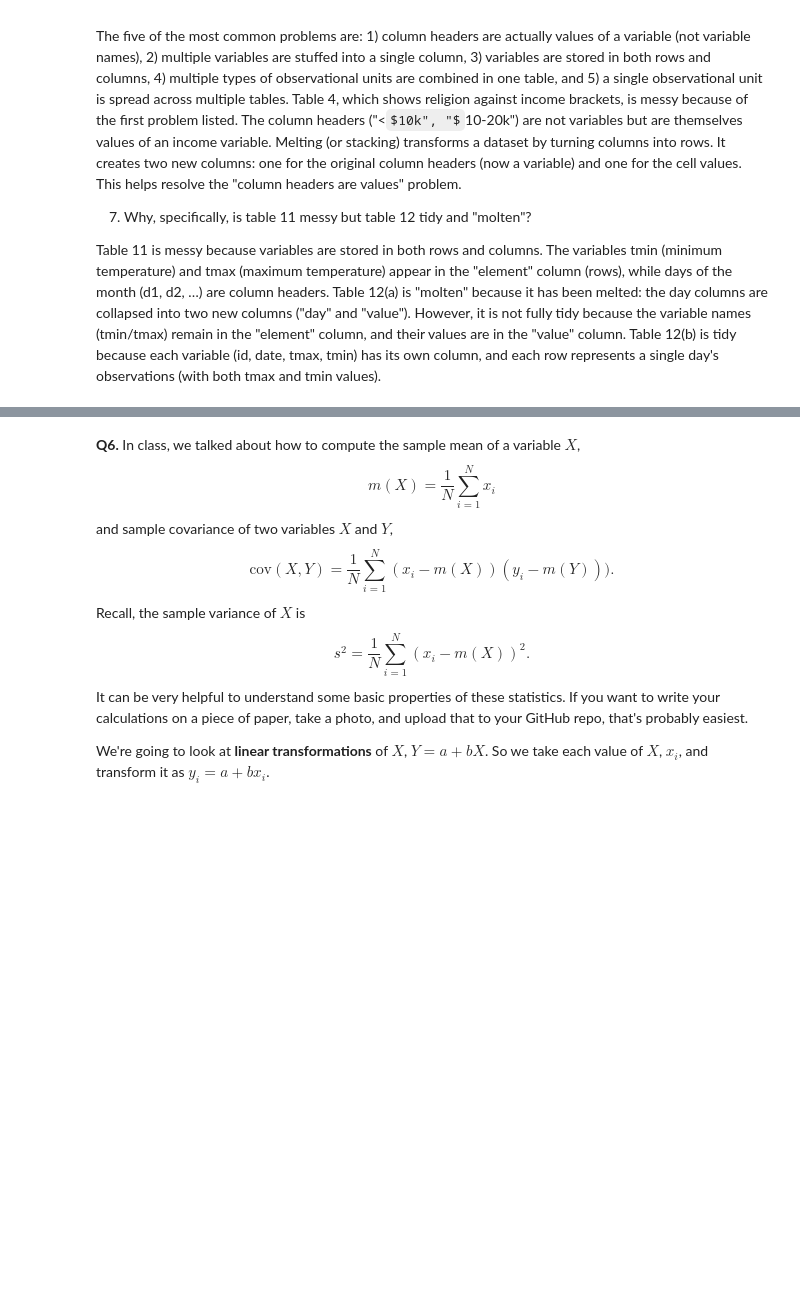
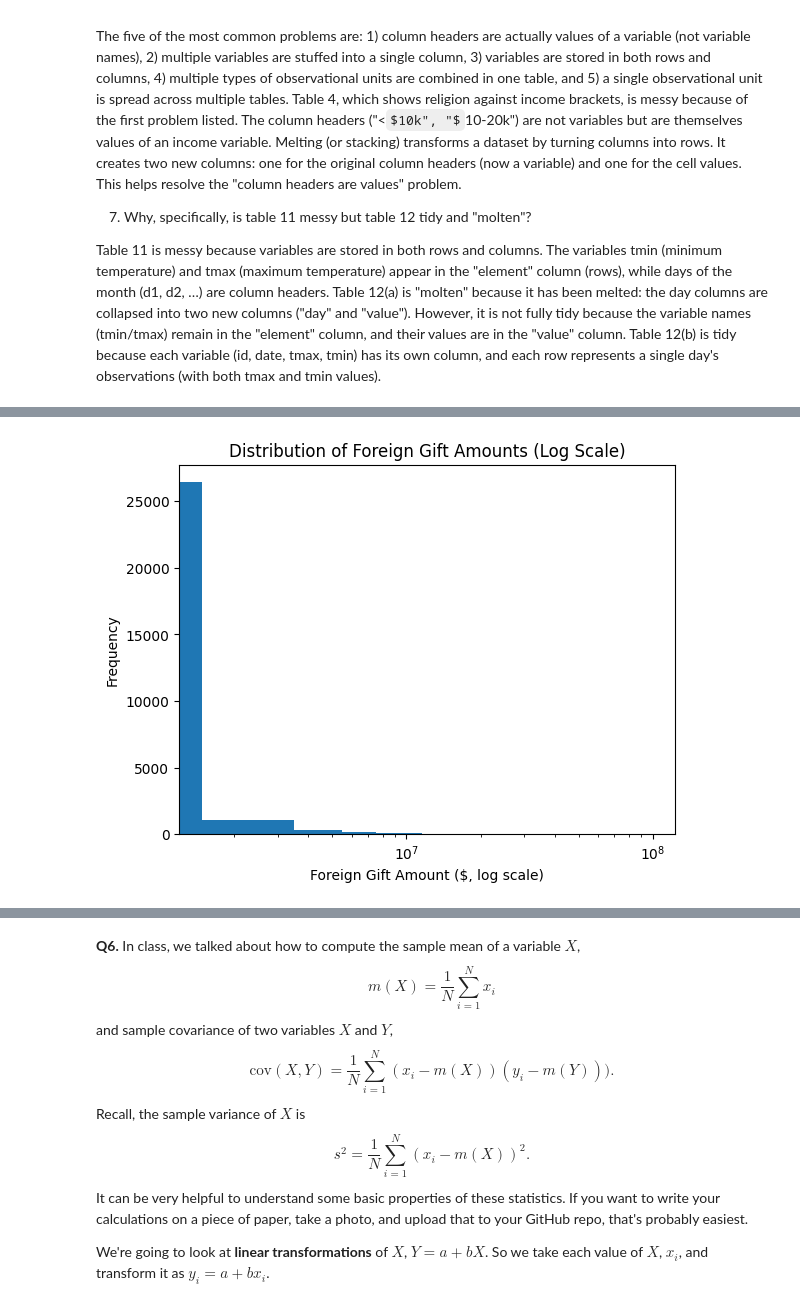
Before and after one commit to brishti-c/undergrad_ml_assignments, a Jupyter notebook: 01_assignment_wrangling_and_eda.ipynb, the cells around one changed output, grey strips where cells are left out. Saved outputs shown, nothing was run; the diff lists cells and outputs as text; code cells hidden in the pictures; some formulas as TeX source; blank space fills up the shorter version.

```diff
--- a/01_assignment_wrangling_and_eda.ipynb
+++ b/01_assignment_wrangling_and_eda.ipynb
@@ -417,0 +419,13 @@ For this question, `.groupby([vars]).count()` and `.groupby([vars]).sum()` will
+# %%
+import matplotlib.pyplot as plt
+
+df = pd.read_csv("/content/data/ForeignGifts_edu.csv", encoding = 'latin1')
+
+plt.hist(df['Foreign Gift Amount'], bins=50)
+plt.xscale('log')
+plt.xlabel("Foreign Gift Amount ($, log scale)")
+plt.ylabel("Frequency")
+plt.title("Distribution of Foreign Gift Amounts (Log Scale)")
+plt.show()
+# %% [output]
+[figure, added]
```
Also changed, not shown: parts of 14 cells of this notebook.
